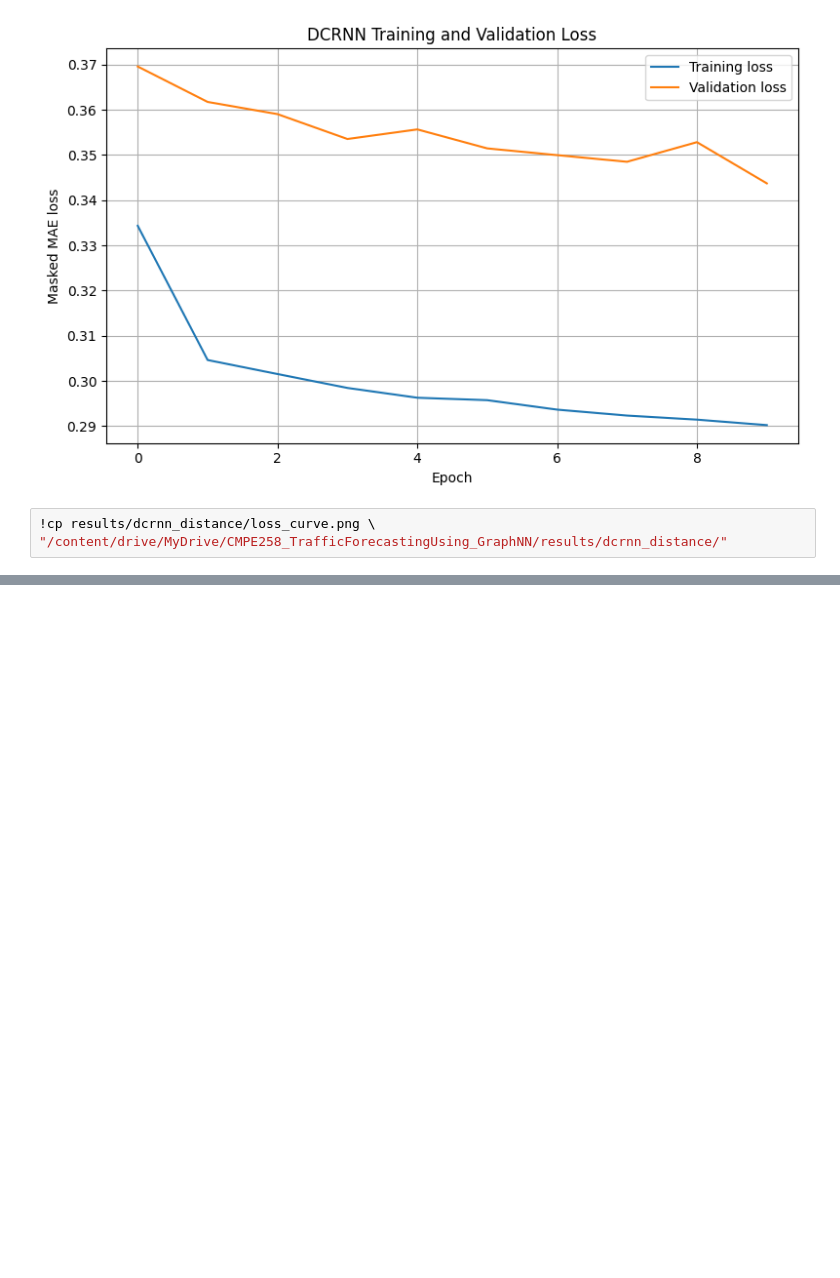
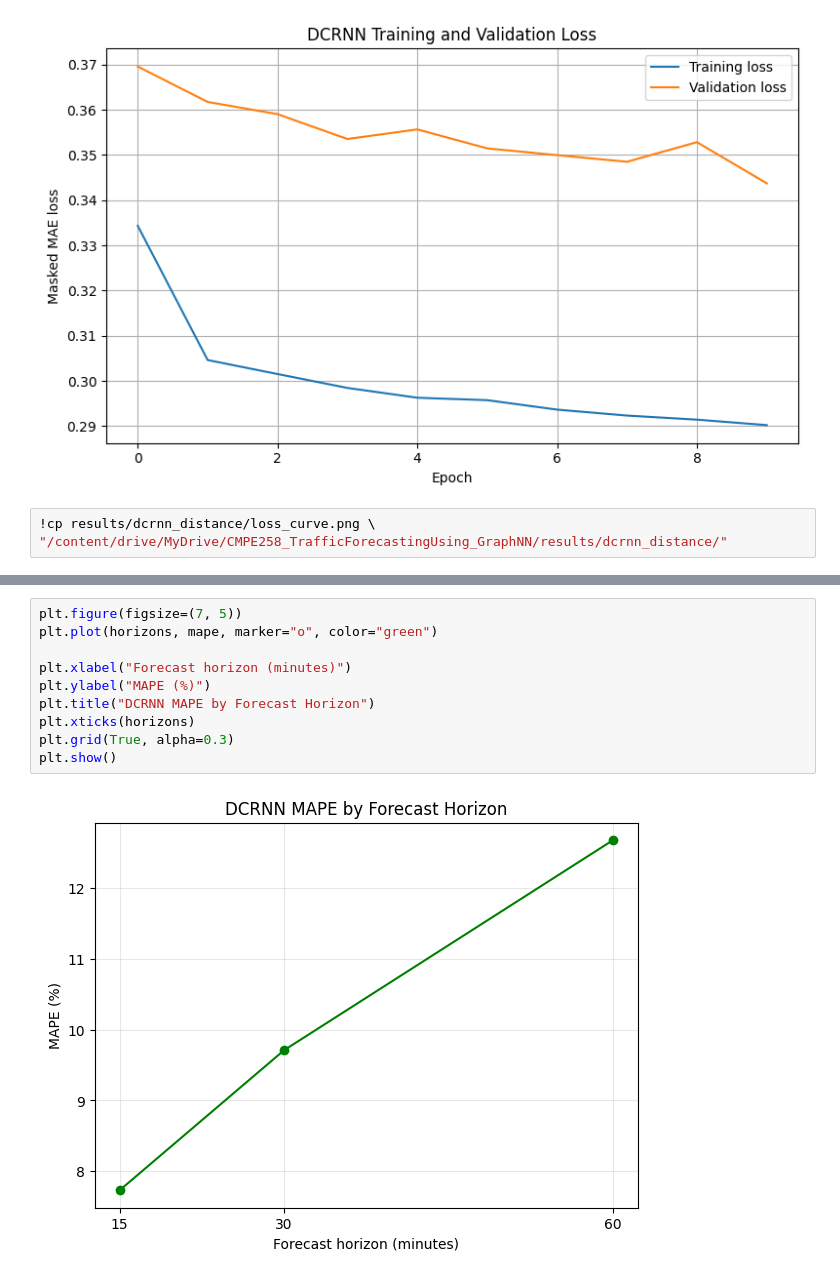
Before and after one commit to mansiguptacs/CMPE_258_TrafficForecastingUsing_GraphNN, a Jupyter notebook: notebooks/03_train_dcrnn.ipynb, the cells around one changed output, grey strips where cells are left out. Drawn from its saved outputs; the diff is of its cells as text; blank space fills up the shorter version.

```diff
--- a/notebooks/03_train_dcrnn.ipynb
+++ b/notebooks/03_train_dcrnn.ipynb
@@ -871,0 +894,12 @@ plt.show()
+# %%
+plt.figure(figsize=(7, 5))
+plt.plot(horizons, mape, marker="o", color="green")
+
+plt.xlabel("Forecast horizon (minutes)")
+plt.ylabel("MAPE (%)")
+plt.title("DCRNN MAPE by Forecast Horizon")
+plt.xticks(horizons)
+plt.grid(True, alpha=0.3)
+plt.show()
+# %% [output]
+[figure, added]
```
Also changed, not shown: parts of 1 cell of this notebook.
